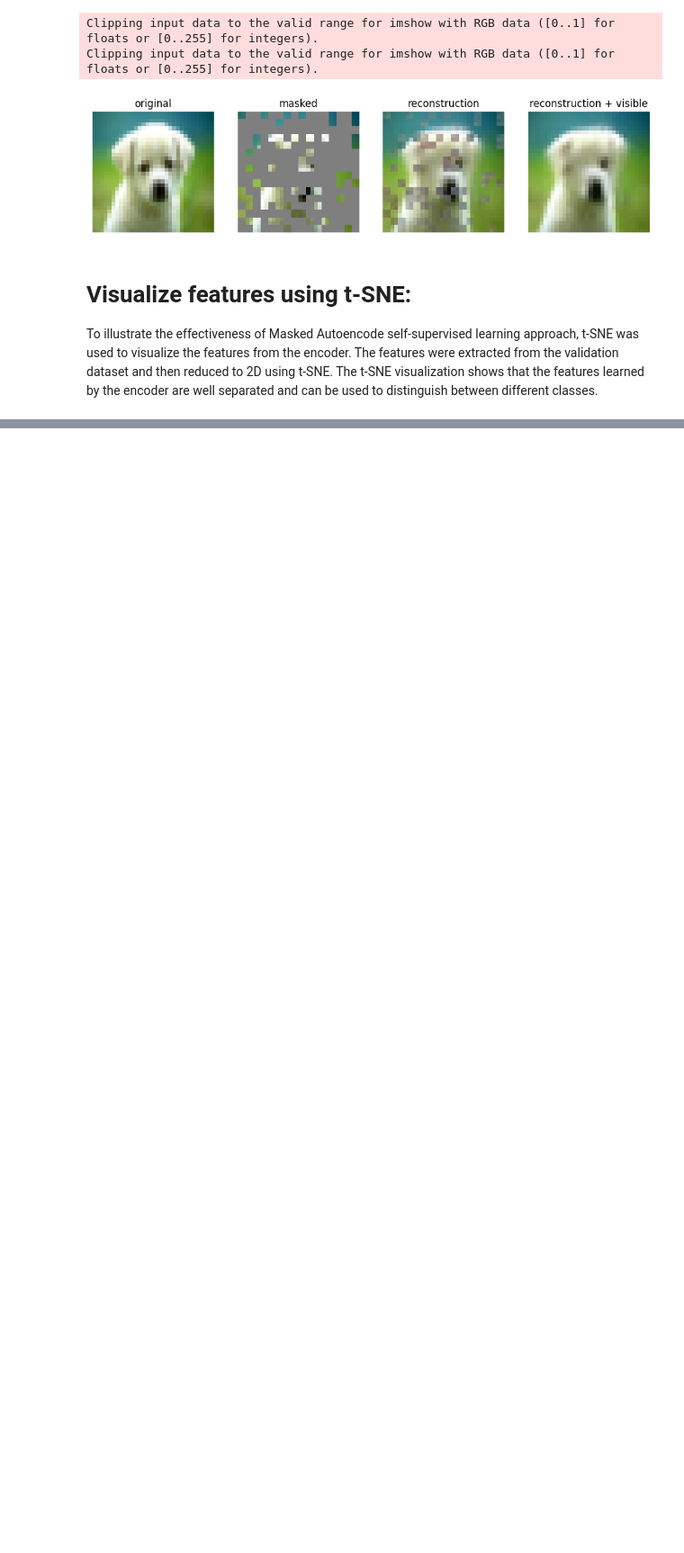
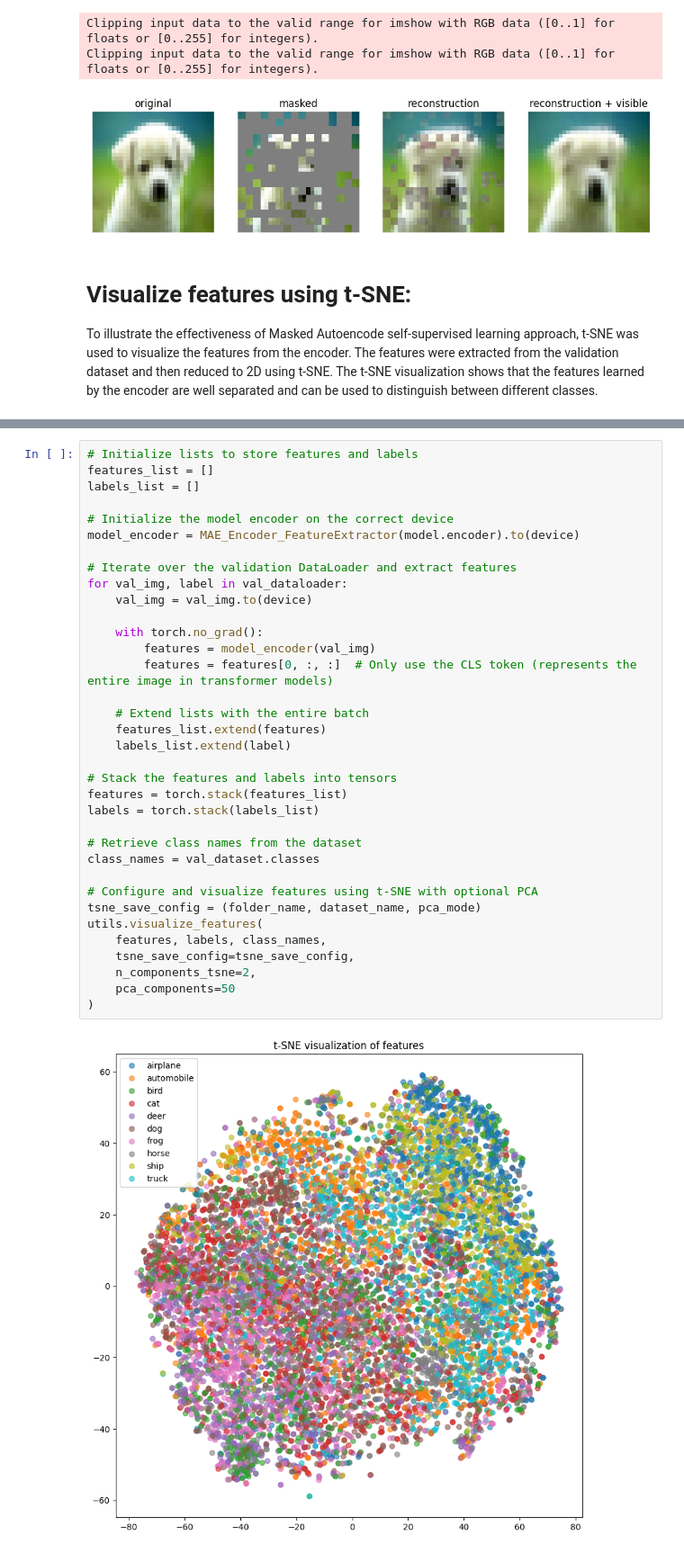
Before and after one commit to turhancan97/Learning-by-Reconstruction-with-MAE, a Jupyter notebook: demo/mae_visualize.ipynb, the cells around one changed output, grey strips where cells are left out. Shown at 90% size. Cells and saved outputs as stored; diff of their text form; blank space fills up the shorter version.

```diff
--- a/demo/mae_visualize.ipynb
+++ b/demo/mae_visualize.ipynb
@@ -212,0 +283,37 @@ utils.visualize_features(
+# %%
+# Initialize lists to store features and labels
+features_list = []
+labels_list = []
+
+# Initialize the model encoder on the correct device
+model_encoder = MAE_Encoder_FeatureExtractor(model.encoder).to(device)
+
+# Iterate over the validation DataLoader and extract features
+for val_img, label in val_dataloader:
+    val_img = val_img.to(device)
+
+    with torch.no_grad():
+        features = model_encoder(val_img)
+        features = features[0, :, :]  # Only use the CLS token (represents the entire image in transformer models)
+
+    # Extend lists with the entire batch
+    features_list.extend(features)
+    labels_list.extend(label)
+
+# Stack the features and labels into tensors
+features = torch.stack(features_list)
+labels = torch.stack(labels_list)
+
+# Retrieve class names from the dataset
+class_names = val_dataset.classes
+
+# Configure and visualize features using t-SNE with optional PCA
+tsne_save_config = (folder_name, dataset_name, pca_mode)
+utils.visualize_features(
+    features, labels, class_names,
+    tsne_save_config=tsne_save_config,
+    n_components_tsne=2,
+    pca_components=50
+)
+# %% [output]
+[figure, added]
```
Also changed, not shown: parts of 10 cells of this notebook.
